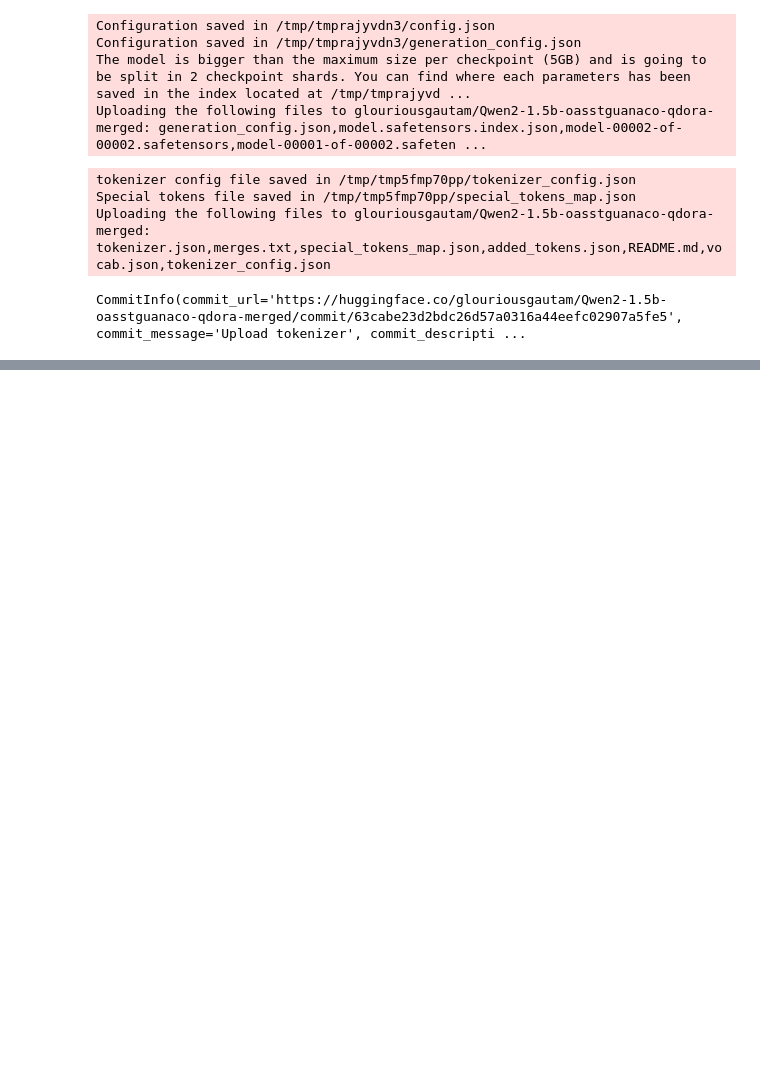
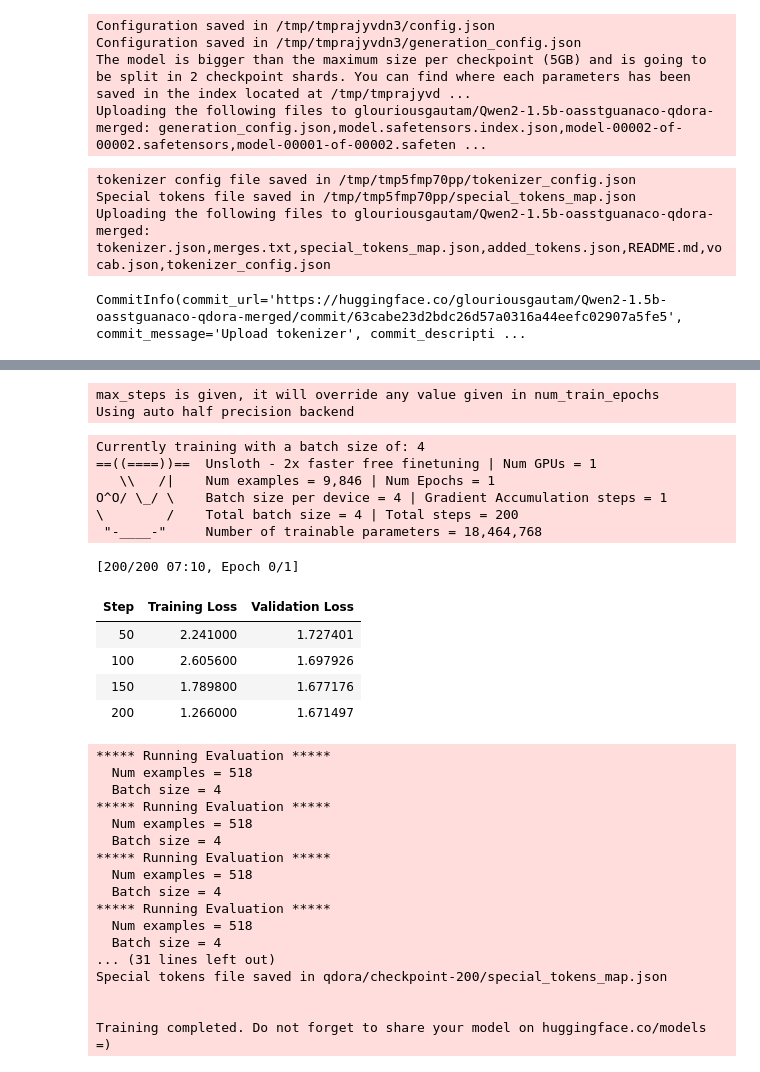
Before and after one commit to Ak-Gautam/qdora_exp, a Jupyter notebook: LoRa_vs_DoRa.ipynb, the cells around one changed output, grey strips where cells are left out. Drawn from its saved outputs; the diff is of its cells as text; code cells hidden in the pictures; blank space fills up the shorter version.

```diff
--- a/LoRa_vs_DoRa.ipynb
+++ b/LoRa_vs_DoRa.ipynb
@@ -282,0 +372,74 @@ CommitInfo(commit_url='https://huggingface.co/glouriousgautam/Qwen2-1.5b-oasstgu
+# %%
+from trl import SFTTrainer, SFTConfig
+from transformers import TrainingArguments
+from unsloth import is_bfloat16_supported
+
+
+training_arguments = SFTConfig(
+        output_dir="qdora",
+        evaluation_strategy="steps",
+        do_eval=True,
+        optim="adamw_8bit",
+        per_device_train_batch_size=4,
+        per_device_eval_batch_size=4,
+        warmup_steps = 5,
+        max_steps=200,
+        log_level="debug",
+        logging_steps=1,
+        learning_rate=1e-5,
+        eval_steps=50,
+        # num_train_epochs=1,
+        fp16= not torch.cuda.is_bf16_supported(),
+        bf16= torch.cuda.is_bf16_supported(),
+        save_strategy='epoch',
+        weight_decay = 0.01,
+        warmup_ratio=0.1,
+        lr_scheduler_type="linear",
+)
+
+trainer = SFTTrainer(
+        model=model,
+        train_dataset=dataset['train'],
+        eval_dataset=dataset['test'],
+        dataset_text_field="text",
+        max_seq_length=max_seq_length,
+        dataset_num_proc = 2,
+        packing = False, # Can make training 5x faster for short sequences.
+        tokenizer=tokenizer,
+        args=training_arguments,
+)
+# %% [output]
+max_steps is given, it will override any value given in num_train_epochs
+Using auto half precision backend
+# %%
+trainer_stats = trainer.train()
+# %% [output]
+Currently training with a batch size of: 4
+==((====))==  Unsloth - 2x faster free finetuning | Num GPUs = 1
+   \\   /|    Num examples = 9,846 | Num Epochs = 1
+O^O/ \_/ \    Batch size per device = 4 | Gradient Accumulation steps = 1
+\        /    Total batch size = 4 | Total steps = 200
+ "-____-"     Number of trainable parameters = 18,464,768
+[200/200 07:10, Epoch 0/1]
+| Step | Training Loss | Validation Loss |
+| 50 | 2.241000 | 1.727401 |
+| 100 | 2.605600 | 1.697926 |
+| 150 | 1.789800 | 1.677176 |
+| 200 | 1.266000 | 1.671497 |
+***** Running Evaluation *****
+  Num examples = 518
+  Batch size = 4
+***** Running Evaluation *****
+  Num examples = 518
+  Batch size = 4
+***** Running Evaluation *****
+  Num examples = 518
+  Batch size = 4
+***** Running Evaluation *****
+  Num examples = 518
+  Batch size = 4
+... (31 lines left out)
+Special tokens file saved in qdora/checkpoint-200/special_tokens_map.json
+
+
+Training completed. Do not forget to share your model on huggingface.co/models =)
```
Also changed, not shown: parts of 10 cells of this notebook.
